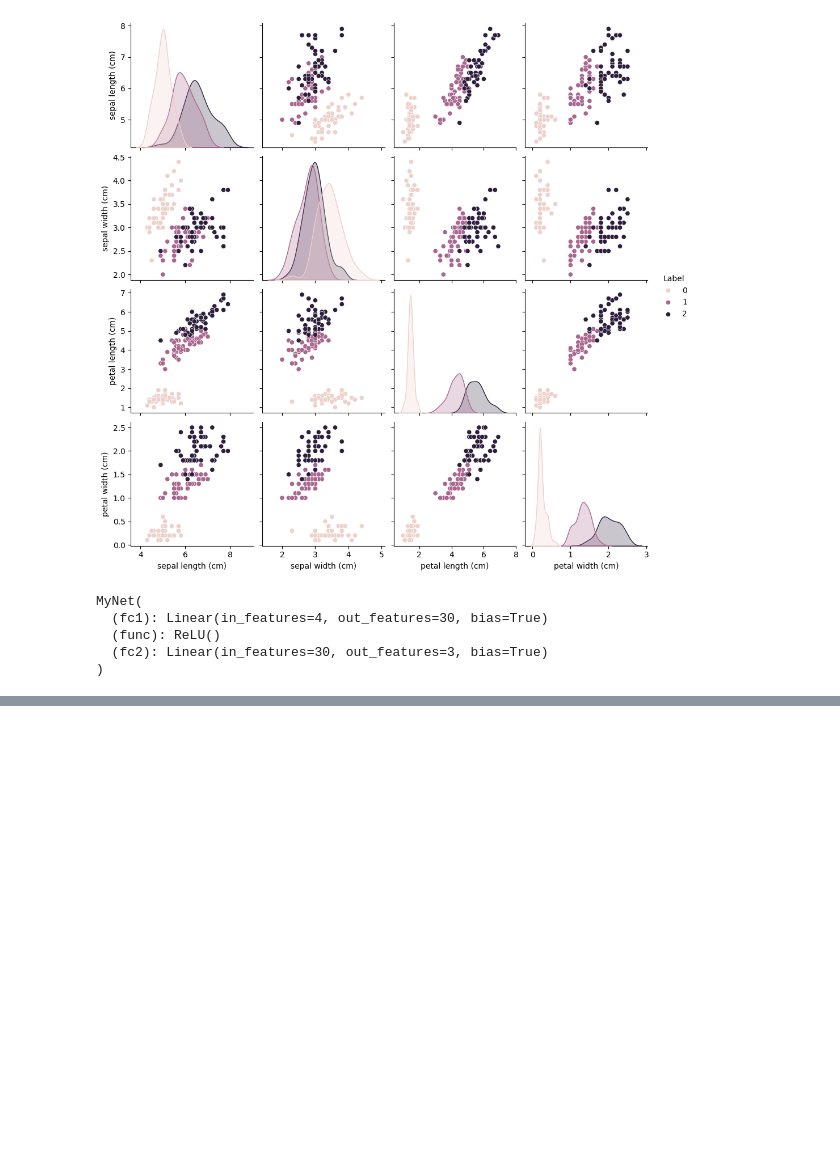
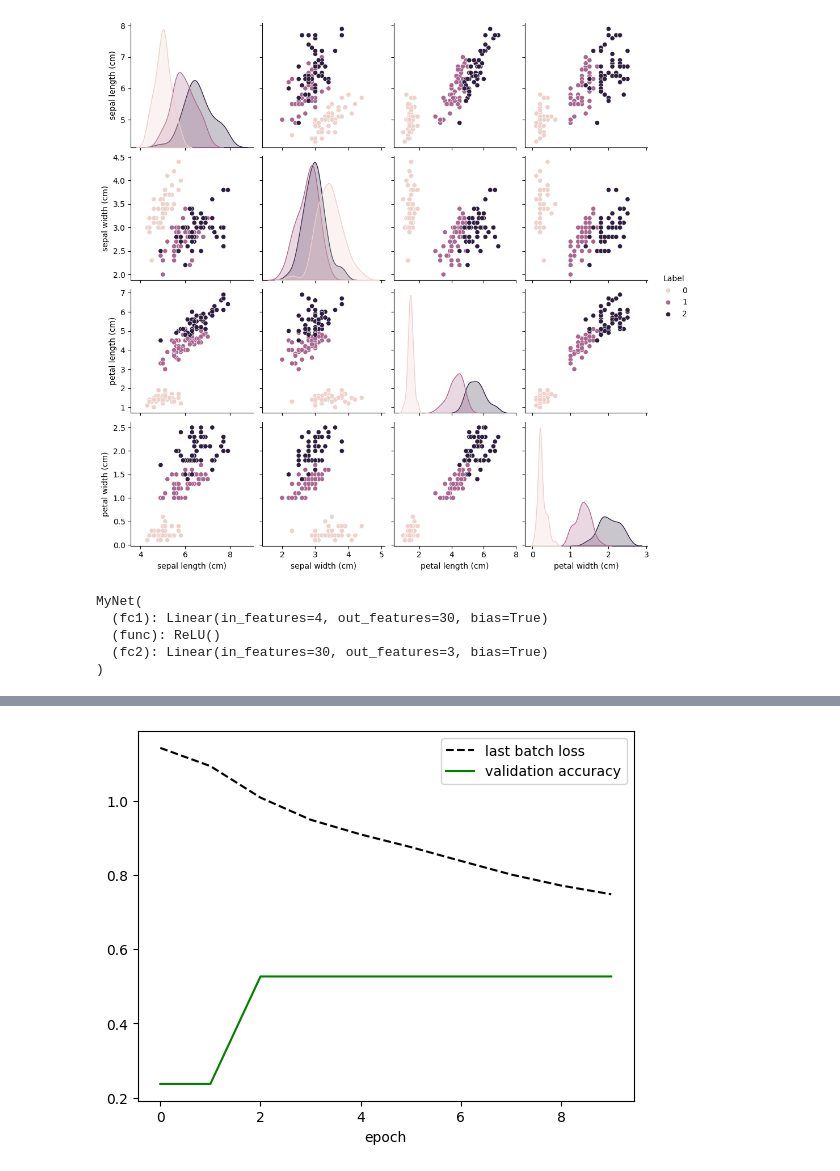
Before and after one commit to ayseberfinozcubuk/Microsoft-AI-course-for-beginners, a Jupyter notebook: 3-NeuralNetworks/05-Frameworks/lab/LabFrameworks.ipynb, the cells around one changed output, grey strips where cells are left out. Saved outputs shown, nothing was run; the diff lists cells and outputs as text; code cells hidden in the pictures; blank space fills up the shorter version.

Commit message:
expriment with different network architectures

```diff
--- a/3-NeuralNetworks/05-Frameworks/lab/LabFrameworks.ipynb
+++ b/3-NeuralNetworks/05-Frameworks/lab/LabFrameworks.ipynb
@@ -185,0 +182,19 @@ plot_training_loss_acc(loss_acc)
+# %%
+# Experiment
+
+# One-layer network with 3 neurons (equal to the number of classes)
+
+class MyNet1(torch.nn.Module):   # inherited from torch.nn.Module
+    def __init__(self):
+        super().__init__()
+        self.fc1 = torch.nn.Linear(4,3,dtype=float)
+
+    def forward(self,x):
+        x = self.fc1(x)
+        return torch.Tensor(x)  # Make sure x is a tensor
+
+net1 = MyNet1()
+
+loss_acc1=train(net1,dataloader,feat_tensor,lab_tensor,lr=0.05)
+plot_training_loss_acc(loss_acc1)
+# %% [output]
@@ -185,0 +211 @@ plot_training_loss_acc(loss_acc)
+[figure, added]
```
Also changed, not shown: parts of 9 cells of this notebook.
